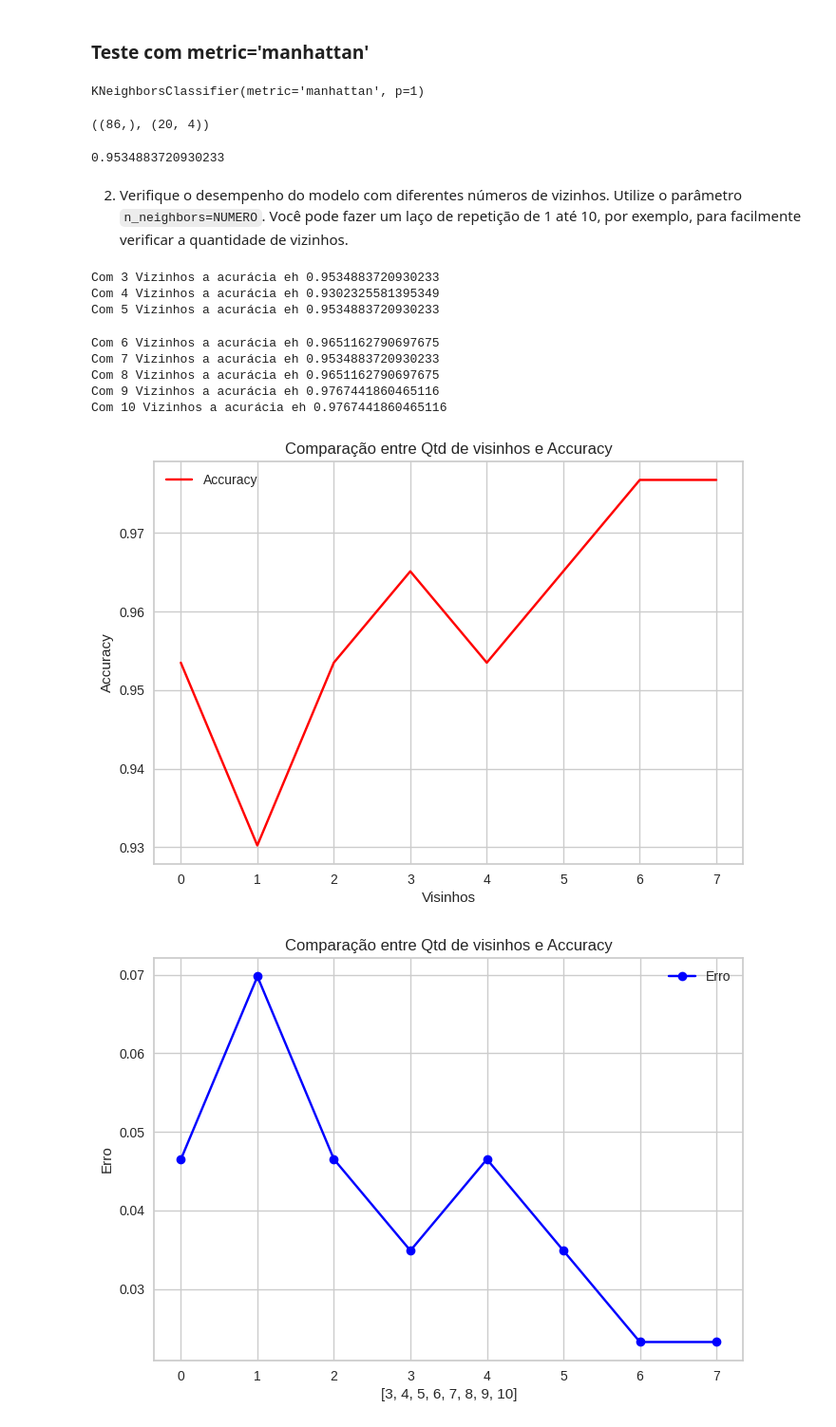
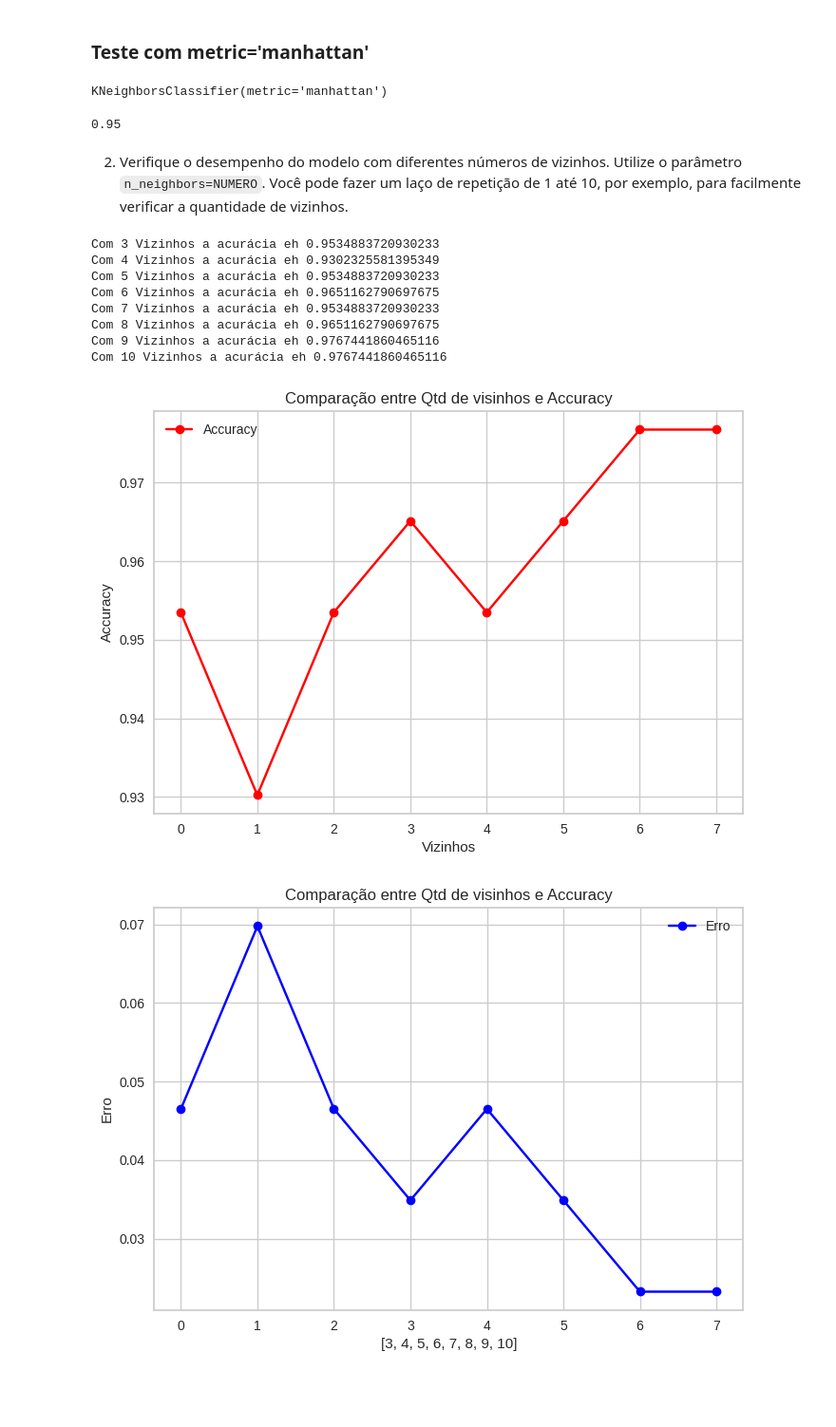
Before and after one commit to AnaCristina1972/projett, a Jupyter notebook: Atividade_1_Modelos_introdutórios.ipynb, the cells around one changed output. Shown at 95% size. Saved outputs shown, nothing was run; the diff lists cells and outputs as text; code cells hidden in the pictures; blank space fills up the shorter version.

```diff
--- a/Atividade_1_Modelos_introdutórios.ipynb
+++ b/Atividade_1_Modelos_introdutórios.ipynb
@@ -490,5 +418,5 @@ knn_treino=KNeighborsClassifier(n_neighbors=5, metric='euclidean',p=2)
 # %%
-knn_treino.fit(Xtreino,ytreino)
+knn_treino.fit(X_train,y_train)
 # %% [output]
 KNeighborsClassifier(metric='euclidean')
 # %%
@@ -507,58 +432,52 @@ accuracy_score(ytest,ypredKNN)
 # %% [markdown]
 ### Teste com metric='manhattan'
 # %%
-knn_treino1=KNeighborsClassifier(n_neighbors=5, metric='manhattan',p=1)
+knn_treino1=KNeighborsClassifier(n_neighbors=5, metric='manhattan')
 # %%
-knn_treino1.fit(Xtreino,ytreino)
+knn_treino1.fit(X_train,y_train)
 # %% [output]
-KNeighborsClassifier(metric='manhattan', p=1)
+KNeighborsClassifier(metric='manhattan')
 # %%
-ypredKNN1=knn_treino1.predict(Xtest)
+ypredKNN1=knn_treino1.predict(X_val)
-# %%
-ypredKNN1.shape,X_val.shape
-# %% [output]
-((86,), (20, 4))
 # %%
-accuracy_score(ytest,ypredKNN1)
+accuracy_score(y_val,ypredKNN1)
 # %% [output]
-0.9534883720930233
+0.95
 # %% [markdown]
 2. Verifique o desempenho do modelo com diferentes números de vizinhos. Utilize o parâmetro `n_neighbors=NUMERO`. Você pode fazer um laço de repetição de 1 até 10, por exemplo, para facilmente verificar a quantidade de vizinhos.
 # %%
-Tx = int (3)
+NUMERO = int (3)
 listAcura =[]
 listVizinho =[]
 erro=[]
 for i in range (8):
-  knn_treino1=KNeighborsClassifier(n_neighbors=(Tx), metric='manhattan',p=1)
+  knn_treino1=KNeighborsClassifier(n_neighbors=(NUMERO), metric='manhattan')
   knn_treino1.fit(Xtreino,ytreino)
   ypredKNN1=knn_treino1.predict(Xtest)
   ac = accuracy_score(ytest,ypredKNN1)
   er=1-ac
   erro.append(er)
   listAcura.append(ac)
-  listVizinho.append(Tx)
-  print("Com",Tx,"Vizinhos a acurácia eh",ac)
-  Tx=Tx+1
+  listVizinho.append(NUMERO)
+  print("Com",NUMERO,"Vizinhos a acurácia eh",ac)
+  NUMERO=NUMERO+1
 
-
-
-plt.plot(listAcura, label='Accuracy', color='red', marker='x')
-plt.xlabel('Visinhos')
+plt.plot(listAcura, label='Accuracy', color='red', marker='o')
+plt.xlabel('Vizinhos')
 plt.ylabel('Accuracy')
 plt.title('Comparação entre Qtd de visinhos e Accuracy')
 plt.legend()
 plt.show()
 # %% [output]
 Com 3 Vizinhos a acurácia eh 0.9534883720930233
 Com 4 Vizinhos a acurácia eh 0.9302325581395349
 Com 5 Vizinhos a acurácia eh 0.9534883720930233
+Com 6 Vizinhos a acurácia eh 0.9651162790697675
+Com 7 Vizinhos a acurácia eh 0.9534883720930233
+Com 8 Vizinhos a acurácia eh 0.9651162790697675
+Com 9 Vizinhos a acurácia eh 0.9767441860465116
+Com 10 Vizinhos a acurácia eh 0.9767441860465116
-Com 6 Vizinhos a acurácia eh 0.9651162790697675
-Com 7 Vizinhos a acurácia eh 0.9534883720930233
-Com 8 Vizinhos a acurácia eh 0.9651162790697675
-Com 9 Vizinhos a acurácia eh 0.9767441860465116
-Com 10 Vizinhos a acurácia eh 0.9767441860465116
-[figure, old version]
+[figure, new version]
 # %%
 plt.plot(erro, label='Erro', color='blue', marker='o')
 plt.ylabel('Erro')
```
Also changed, not shown: parts of 67 cells of this notebook.
